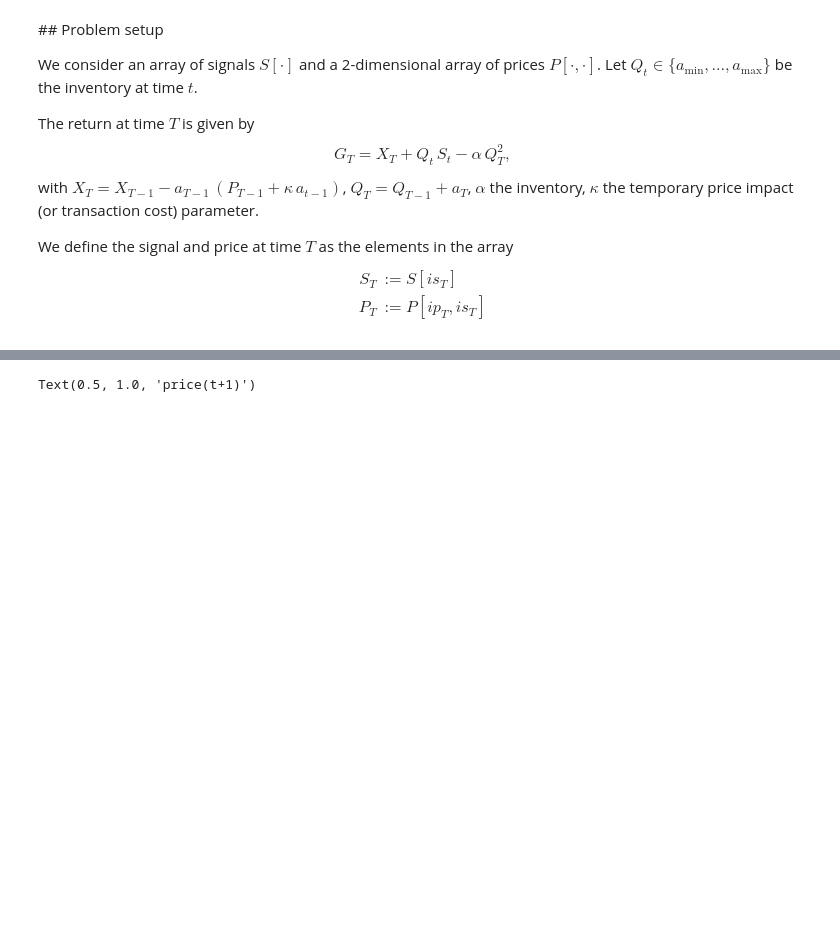
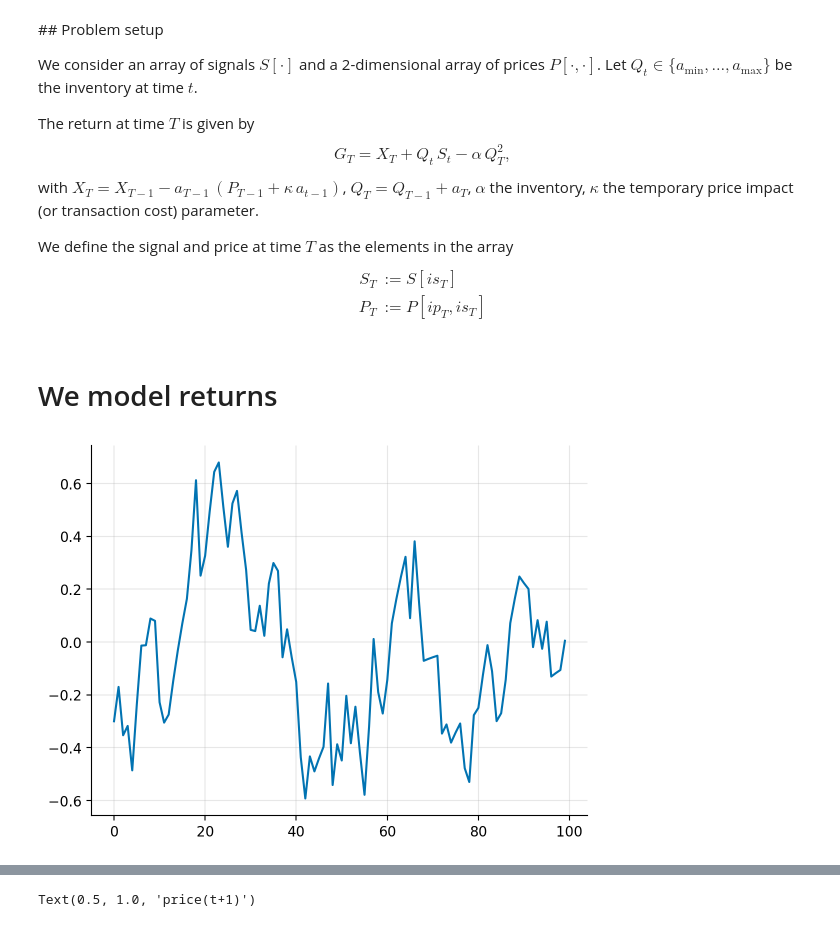
Before and after one commit to sapienzaio/online-ml-finance, a Jupyter notebook: 06-reinforcement-learning/price-impact-grid.ipynb, the cells around one changed output, grey strips where cells are left out. Cells and saved outputs as stored; diff of their text form; code cells hidden in the pictures; blank space fills up the shorter version.

Commit message:
feat: price-impact-grid

```diff
--- a/06-reinforcement-learning/price-impact-grid.ipynb
+++ b/06-reinforcement-learning/price-impact-grid.ipynb
@@ -35,3 +35,5 @@ S_T &:= S[is_{T}]\\
 P_T &:= P[ip_T, is_T]
 \end{aligned}
 $$
+# %% [markdown]
+# We model returns
@@ -37,0 +70,23 @@ $$
+# %%
+force_signal = 5
+force_price = 5
+reversion_factor = 0.1
+p = 0.5
+stride = 0.1
+signal_mid = 0
+
+signal = 0.0
+price = 10.0
+
+prices = []
+signals = []
+for i in range(100):
+    signal = step_signal(signal, force_signal, reversion_factor, p, stride, signal_mid)
+    price = step_price(price,  signal, force_price, price_impact, 0, stride)
+    prices.append(price)
+    signals.append(signal)
+# %%
+plt.plot(signals)
+plt.grid(alpha=0.3)
+# %% [output]
+[figure, added]
```
Also changed, not shown: parts of 14 cells of this notebook.
